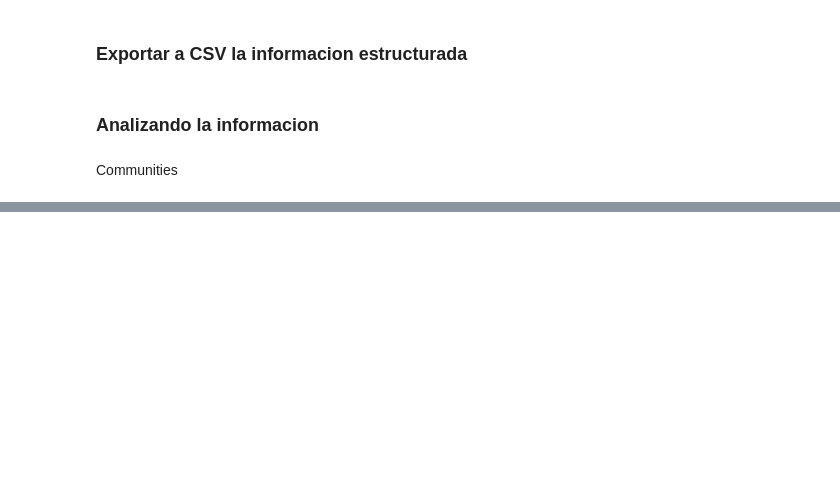
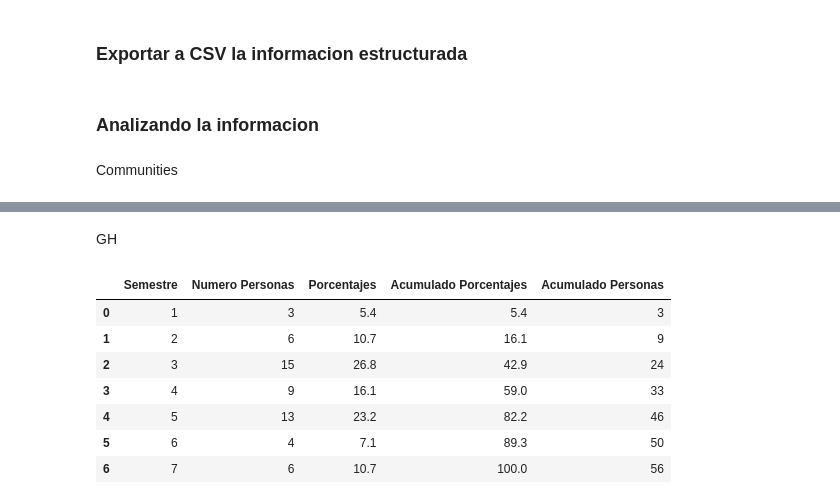
Before and after one commit to spuertaf/NOVAit, a Jupyter notebook: codigo/vtg.ipynb, the cells around one changed output, grey strips where cells are left out. Saved outputs shown, nothing was run; the diff lists cells and outputs as text; code cells hidden in the pictures; blank space fills up the shorter version.

```diff
--- a/codigo/vtg.ipynb
+++ b/codigo/vtg.ipynb
@@ -147,0 +217,17 @@ mercadeo = vtg[(vtg["Depto 1"] == "Mercadeo") | (vtg["Depto 2"] == "Mercadeo") |
+# %% [markdown]
+GH
+# %%
+gh = vtg[(vtg["Depto 1"] == "Gestión Humana") | (vtg["Depto 2"] == "Gestión Humana") | (vtg["Depto 3"] == "Gestión Humana")]
+# %%
+semestres = obtener_porcentajes(gh, "Semestre")
+semestres["Acumulado Personas"] = semestres["Numero Personas"].cumsum() #saco acumulado de personas
+semestres
+# %% [output]
+|  | Semestre | Numero Personas | Porcentajes | Acumulado Porcentajes | Acumulado Personas |
+| 0 | 1 | 3 | 5.4 | 5.4 | 3 |
+| 1 | 2 | 6 | 10.7 | 16.1 | 9 |
+| 2 | 3 | 15 | 26.8 | 42.9 | 24 |
+| 3 | 4 | 9 | 16.1 | 59.0 | 33 |
+| 4 | 5 | 13 | 23.2 | 82.2 | 46 |
+| 5 | 6 | 4 | 7.1 | 89.3 | 50 |
+| 6 | 7 | 6 | 10.7 | 100.0 | 56 |
```
Also changed, not shown: parts of 17 cells of this notebook.
